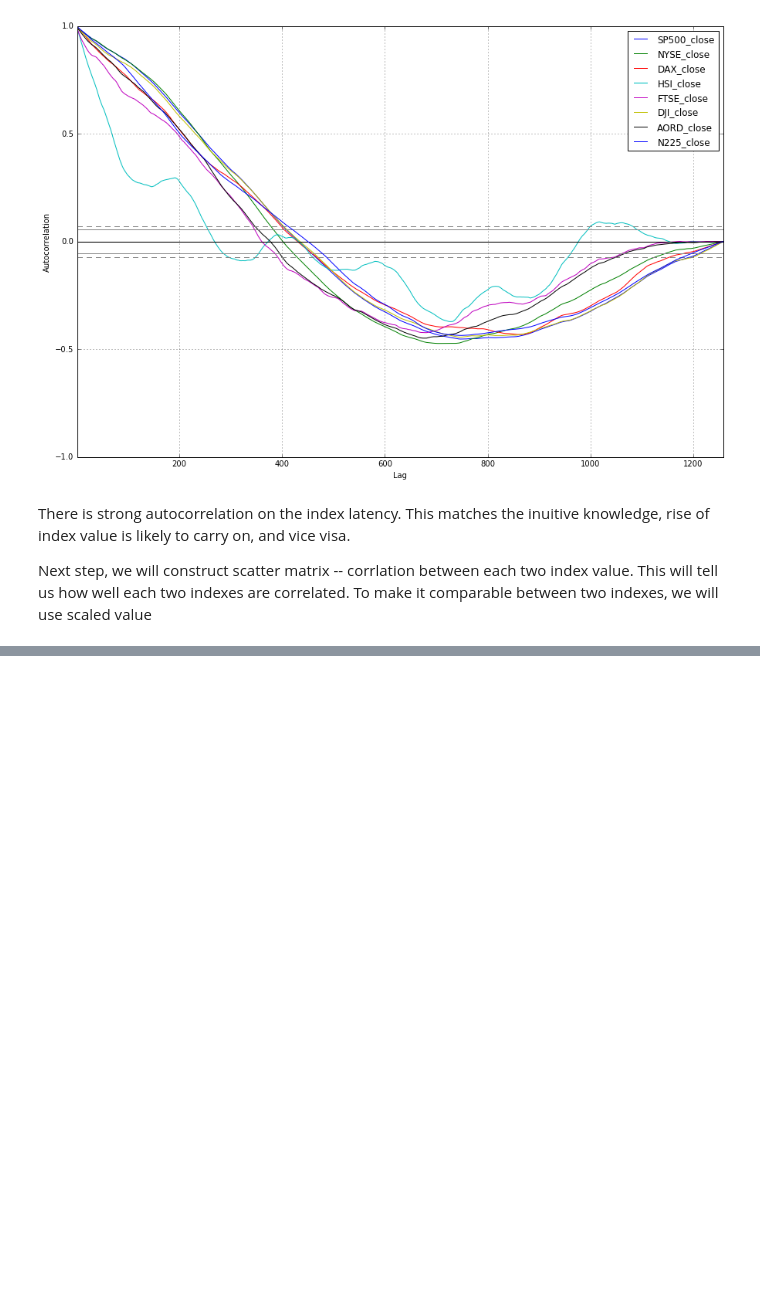
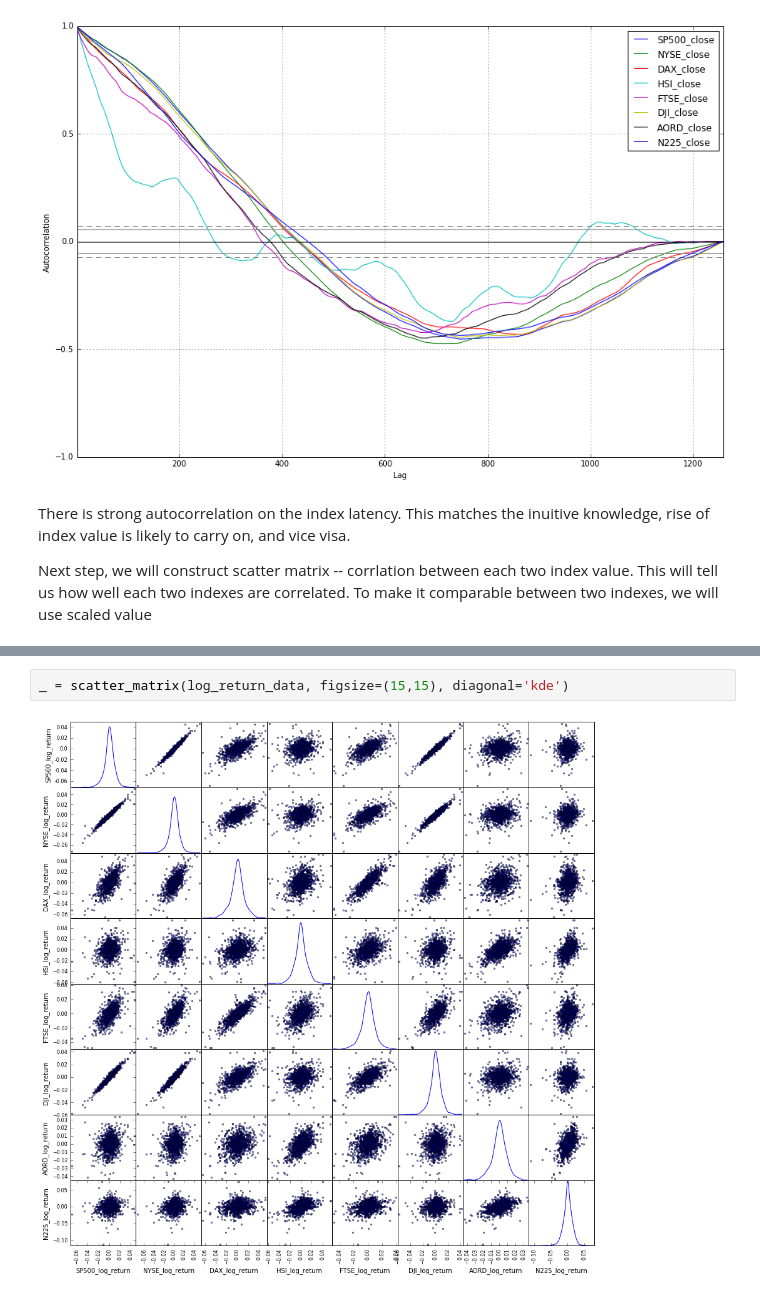
Before and after one commit to stevenyu530/NowcastingLibrary, a Jupyter notebook: IPythonNotebooks/MLFinancialTimeSeries.ipynb, the cells around one changed output, grey strips where cells are left out. Drawn from its saved outputs; the diff is of its cells as text; blank space fills up the shorter version.

```diff
--- a/IPythonNotebooks/MLFinancialTimeSeries.ipynb
+++ b/IPythonNotebooks/MLFinancialTimeSeries.ipynb
@@ -123,0 +190,4 @@ _ = scatter_matrix(pd.concat([closing_data['SP500_close_scaled'],
+# %%
+_ = scatter_matrix(log_return_data, figsize=(15,15), diagonal='kde')
+# %% [output]
+[figure, added]
```
Also changed, not shown: parts of 10 cells of this notebook.
